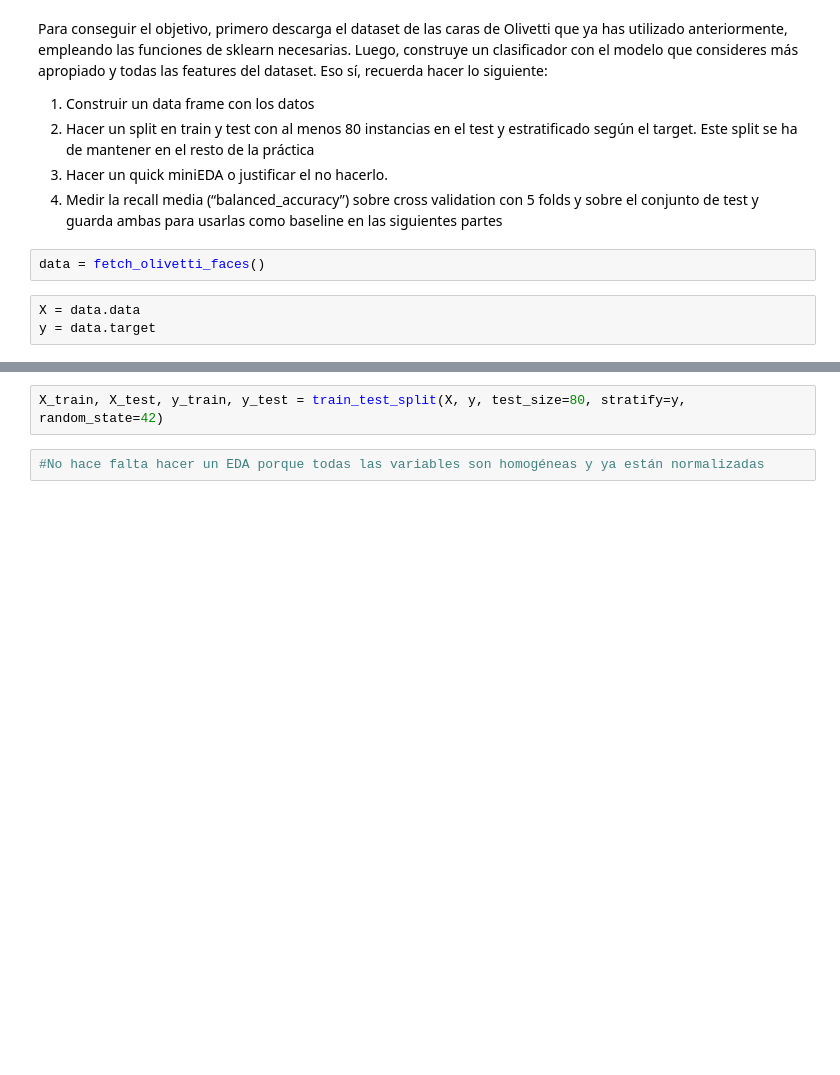
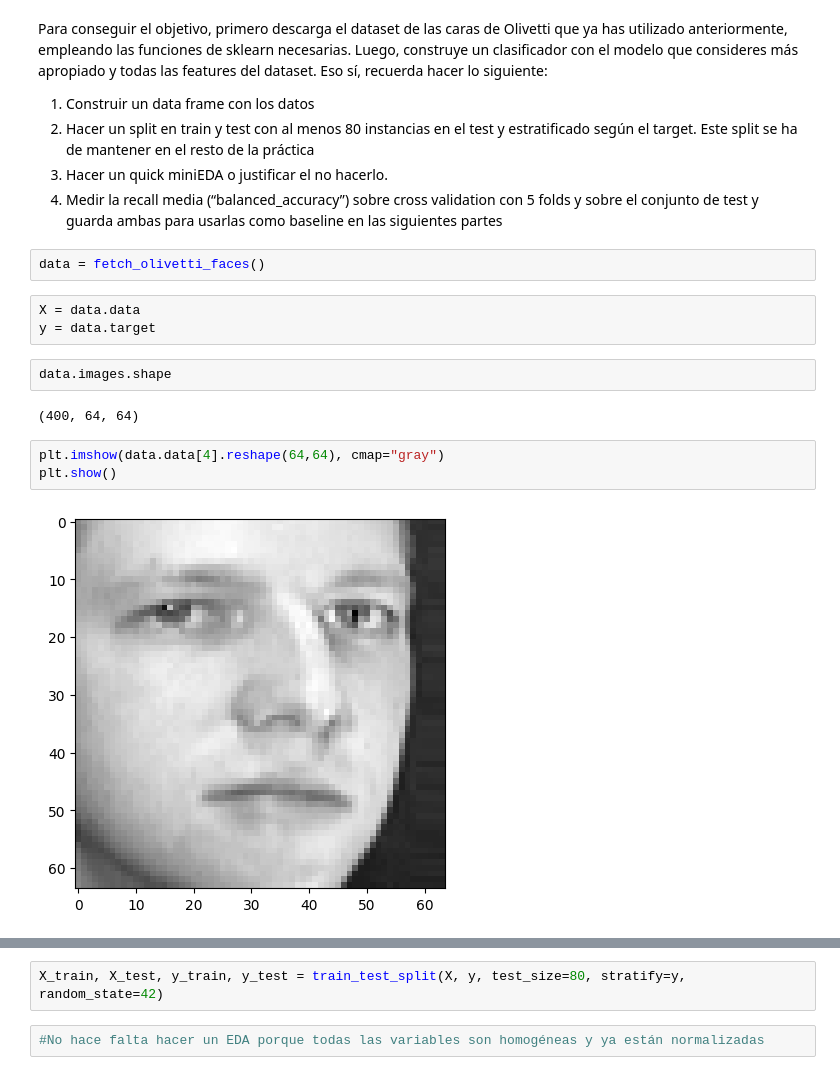
Before and after one commit to NazarethMontero/DS-Online_Naza, a Jupyter notebook: 04_Machine_Learning/Sprint_14/Unidad_01_ML_No_Supervisado_PCA/03_Practica_Obligatoria/18_Practica_Obligatoria_No_Supervisado_PCA.ipynb, the cells around one changed output, grey strips where cells are left out. Cells and saved outputs as stored; diff of their text form; blank space fills up the shorter version.

```diff
--- a/04_Machine_Learning/Sprint_14/Unidad_01_ML_No_Supervisado_PCA/03_Practica_Obligatoria/18_Practica_Obligatoria_No_Supervisado_PCA.ipynb
+++ b/04_Machine_Learning/Sprint_14/Unidad_01_ML_No_Supervisado_PCA/03_Practica_Obligatoria/18_Practica_Obligatoria_No_Supervisado_PCA.ipynb
@@ -47,5 +48,14 @@ data = fetch_olivetti_faces()
 # %%
 X = data.data
 y = data.target
+# %%
+data.images.shape
+# %% [output]
+(400, 64, 64)
+# %%
+plt.imshow(data.data[4].reshape(64,64), cmap="gray")
+plt.show()
+# %% [output]
+[figure, added]
 # %%
 df = pd.DataFrame(X)
```
Also changed, not shown: parts of 3 cells of this notebook.
